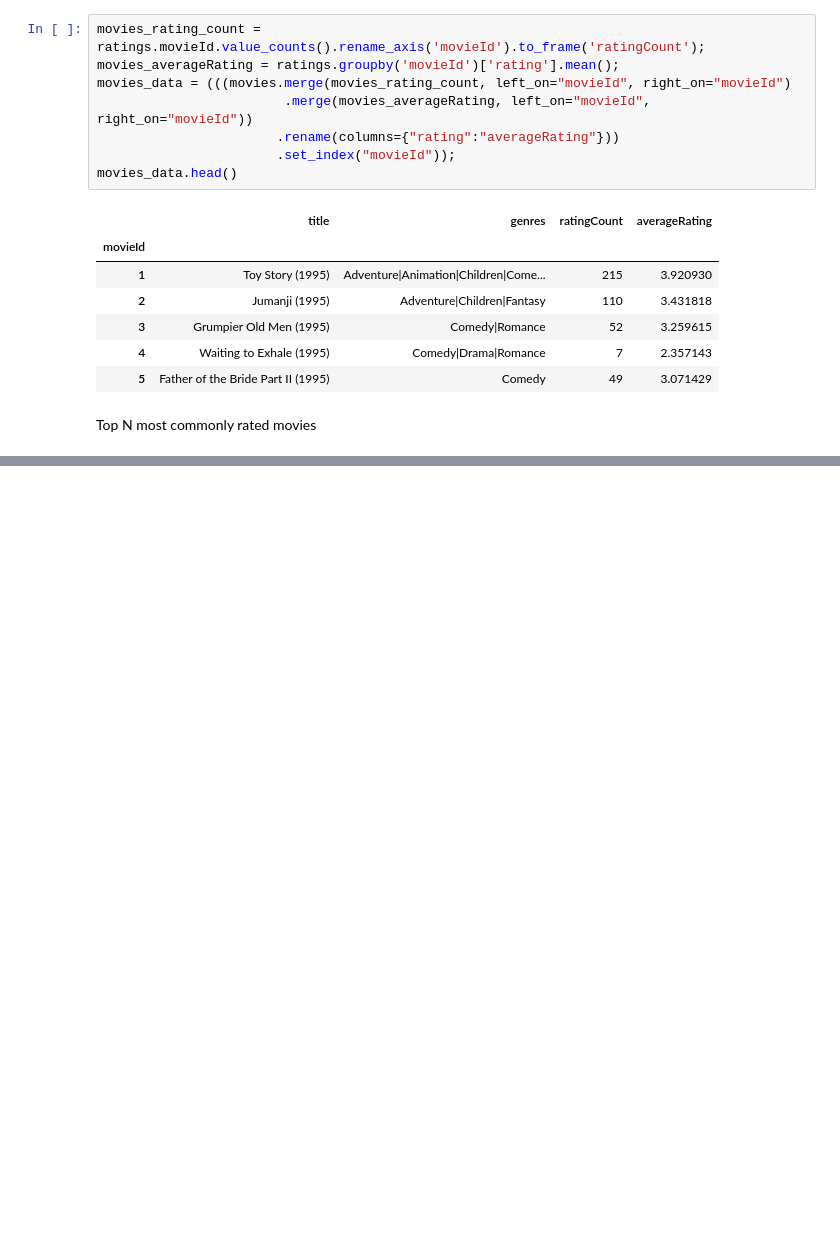
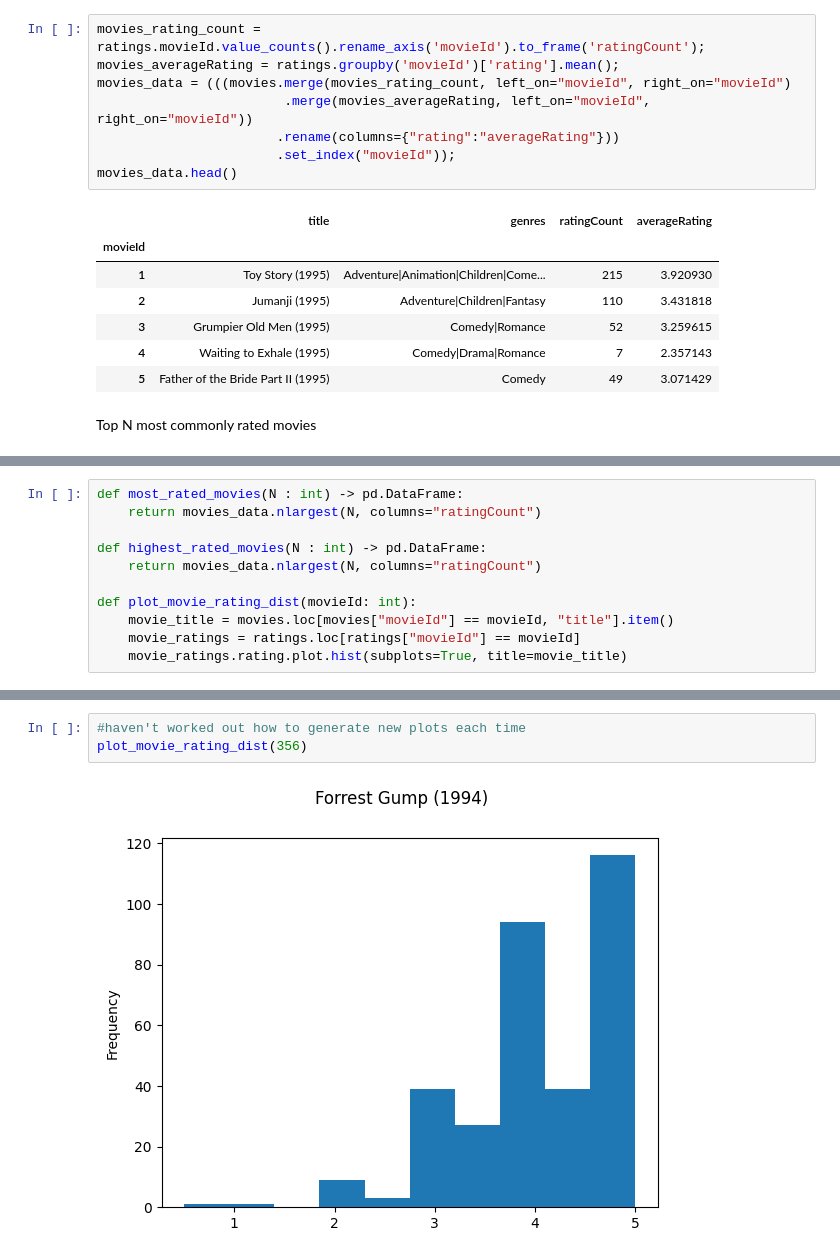
Before and after one commit to rishiso/fa22-recommendation, a Jupyter notebook: data_exploration.ipynb, the cells around one changed output, grey strips where cells are left out. Drawn from its saved outputs; the diff is of its cells as text; blank space fills up the shorter version.

```diff
--- a/data_exploration.ipynb
+++ b/data_exploration.ipynb
@@ -175,0 +156,11 @@ movies_data.nlargest(top_N, columns="ratingCount")
+# %%
+def most_rated_movies(N : int) -> pd.DataFrame:
+    return movies_data.nlargest(N, columns="ratingCount")
+
+def highest_rated_movies(N : int) -> pd.DataFrame:
+    return movies_data.nlargest(N, columns="ratingCount")
+
+def plot_movie_rating_dist(movieId: int):
+    movie_title = movies.loc[movies["movieId"] == movieId, "title"].item()
+    movie_ratings = ratings.loc[ratings["movieId"] == movieId]
+    movie_ratings.rating.plot.hist(subplots=True, title=movie_title)
@@ -175,0 +189,5 @@ movies_data.nlargest(top_N, columns="ratingCount")
+# %%
+#haven't worked out how to generate new plots each time
+plot_movie_rating_dist(356)
+# %% [output]
+[figure, added]
```
Also changed, not shown: parts of 7 cells of this notebook.
